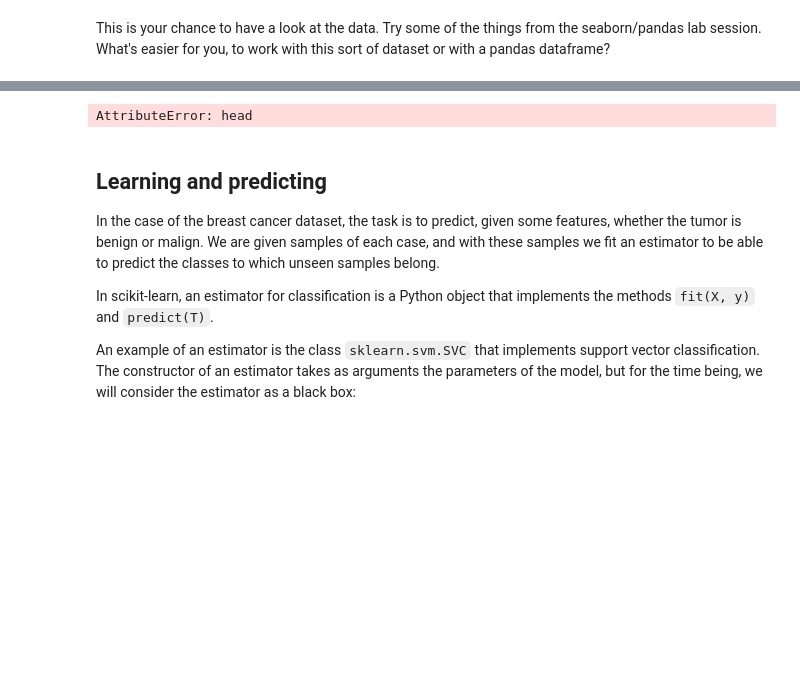
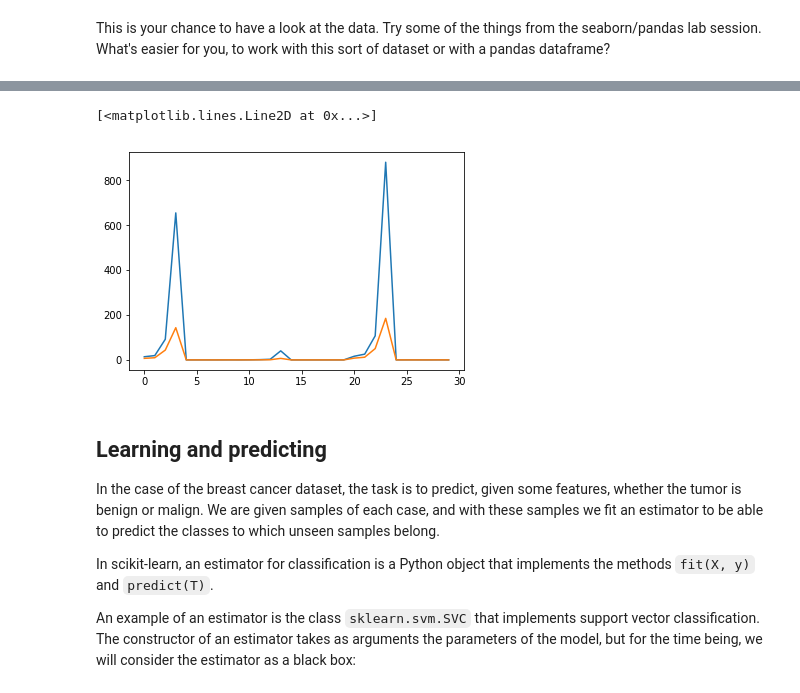
Before and after one commit to OscarAguilarUribe/ce888labs, a Jupyter notebook: lab3/Breast_Cancer_dataset.ipynb, the cells around one changed output, grey strips where cells are left out. Saved outputs shown, nothing was run; the diff lists cells and outputs as text; code cells hidden in the pictures; blank space fills up the shorter version.

```diff
--- a/lab3/Breast_Cancer_dataset.ipynb
+++ b/lab3/Breast_Cancer_dataset.ipynb
@@ -96,16 +95,16 @@ NameError: name 'sns' is not defined
 # %%
 # Insert your own code visualization/analysis here.
 # Try to come up with a method that you can use to determine whether your data requires any sort of standarisation.
 
-#sns.jointplot(cancer.data[:, 5], cancer.data[:, 6])
-#plt.xlabel(cancer.feature_names[5])
-#plt.ylabel(cancer.feature_names[6])
 
-
-
-cancer.head
+datacancer = pd.DataFrame(cancer.data)
+MeanV = np.mean(cancer.data, axis=0)
+MinV = np.min(cancer.data, axis=0)
+plt.plot(MeanV)
+plt.plot(MinV)
 # %% [output]
-AttributeError: head
+[<matplotlib.lines.Line2D at 0x...>]
+[figure, added]
 # %% [markdown]
 ## Learning and predicting
 In the case of the breast cancer dataset, the task is to predict, given some features, whether the tumor is benign or malign. We are given samples of each case, and with these samples we fit an estimator to be able to predict the classes to which unseen samples belong.
```
Also changed, not shown: parts of 7 cells of this notebook.
